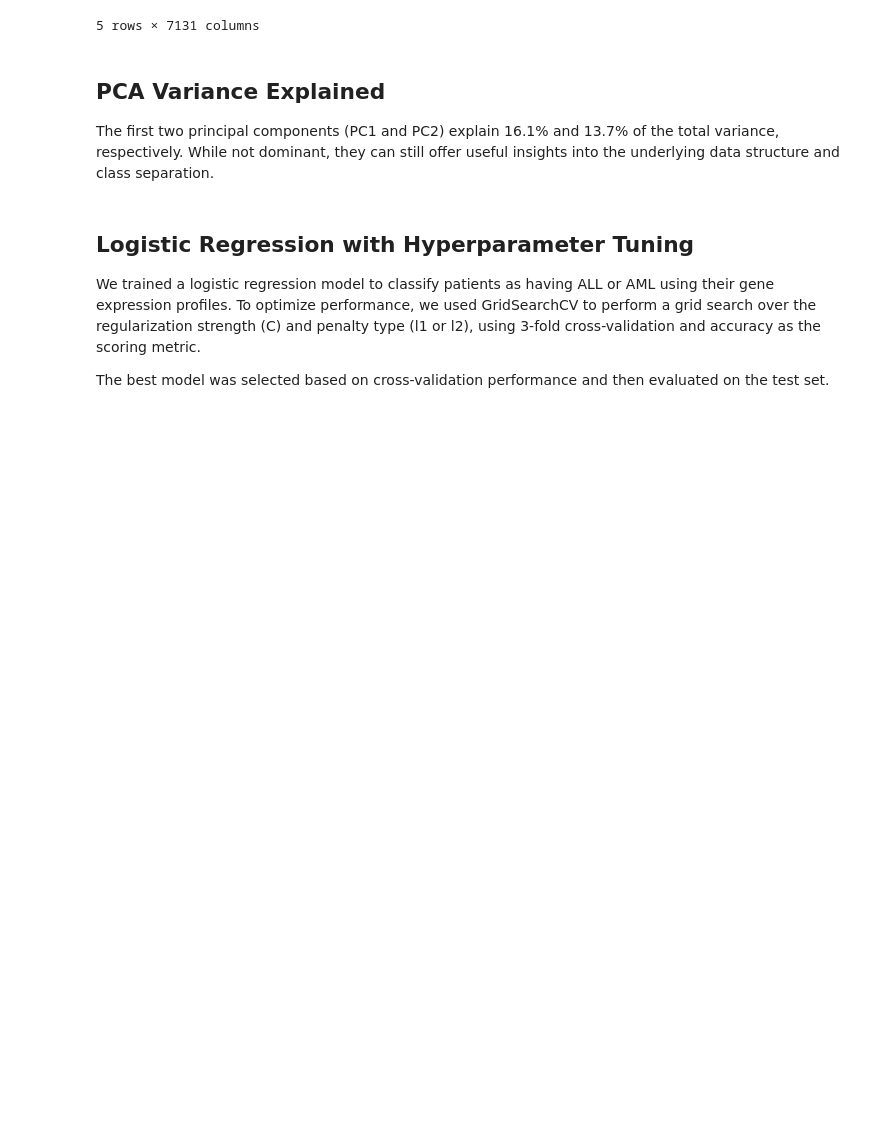
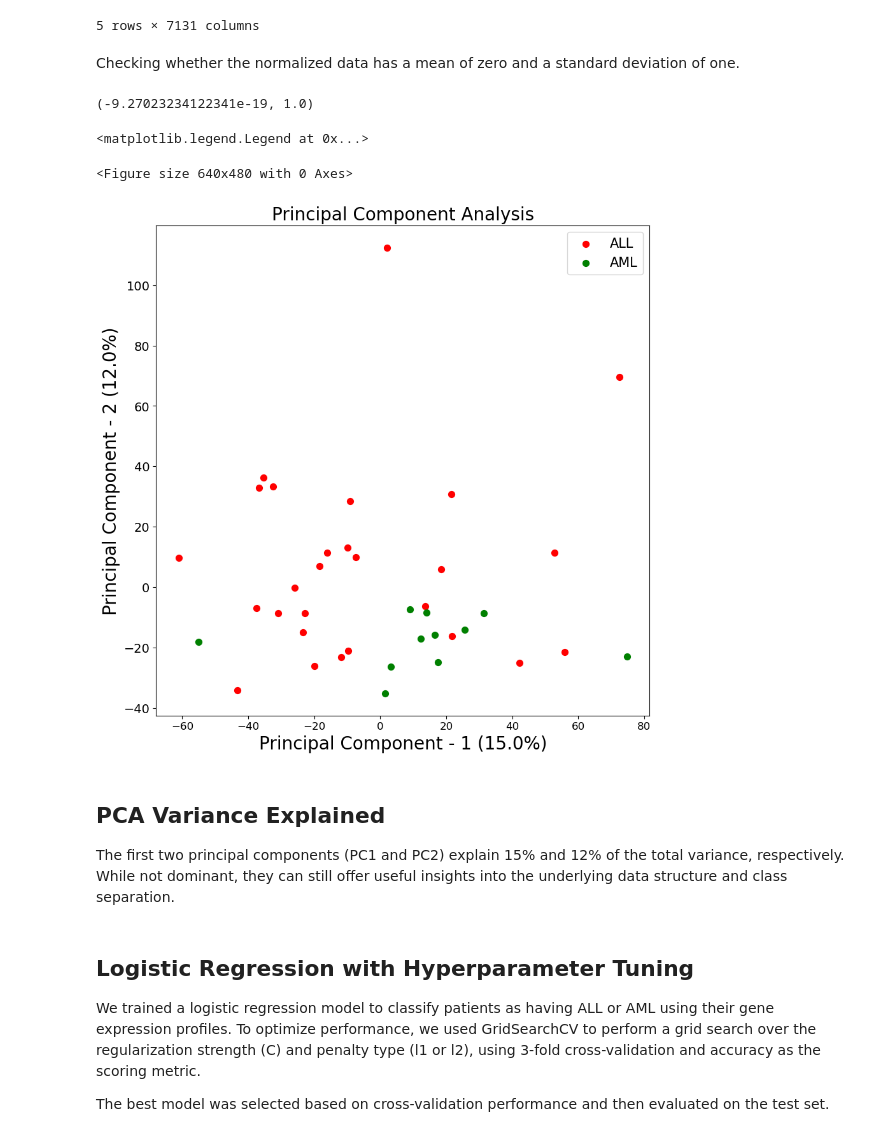
Before and after one commit to brbergamo/gene_expression_project, a Jupyter notebook: gene_expression_classification_notebook.ipynb, the cells around one changed output. Cells and saved outputs as stored; diff of their text form; code cells hidden in the pictures; blank space fills up the shorter version.

```diff
--- a/gene_expression_classification_notebook.ipynb
+++ b/gene_expression_classification_notebook.ipynb
@@ -318,7 +300,48 @@ fig.show()
+# %% [markdown]
+Checking whether the normalized data has a mean of zero and a standard deviation of one.
+# %%
+np.mean(X_train_scaled),np.std(X_train_scaled)
+# %% [output]
+(-9.27023234122341e-19, 1.0)
+# %%
+df_scaled  = pd.DataFrame(X_train_scaled, columns= X_train_t.columns)
+
+pca = PCA(n_components=2)
+
+pca_results = pca.fit_transform(df_scaled)
+
+df_pca_results = pd.DataFrame(pca_results, columns=["PC1", "PC2"])
+
+df_pca_results["Cancer"] = df_merged["cancer"].values
+
+
+explained_var = pca.explained_variance_ratio_
+pc1_var = explained_var[0] * 100
+pc2_var = explained_var[1] * 100
+
+plt.figure()
+plt.figure(figsize=(10,10))
+plt.xticks(fontsize=12)
+plt.yticks(fontsize=14)
+plt.xlabel(f'Principal Component - 1 ({pc1_var:.1f}%)',fontsize=20)
+plt.ylabel(f'Principal Component - 2 ({pc2_var:.1f}%)',fontsize=20)
+plt.title("Principal Component Analysis",fontsize=20)
+targets = df_pca_results["Cancer"].unique()
+colors = ['r', 'g']
+for target, color in zip(targets,colors):
+    indicesToKeep = df_pca_results['Cancer'] == target
+    plt.scatter(df_pca_results.loc[indicesToKeep, "PC1"]
+               , df_pca_results.loc[indicesToKeep, "PC2"], c = color, s = 50)
+
+plt.legend(targets,prop={'size': 15})
+# %% [output]
+<matplotlib.legend.Legend at 0x...>
+<Figure size 640x480 with 0 Axes>
+[figure, added]
 # %% [markdown]
 ## PCA Variance Explained
 
-The first two principal components (PC1 and PC2) explain 16.1% and 13.7% of the total variance, respectively. While not dominant, they can still offer useful insights into the underlying data structure and class separation.
+The first two principal components (PC1 and PC2) explain 15% and 12% of the total variance, respectively. While not dominant, they can still offer useful insights into the underlying data structure and class separation.
 # %%
 
 labels = {"ALL": 0, "AML": 1}
```
Also changed, not shown: parts of 4 cells of this notebook.
